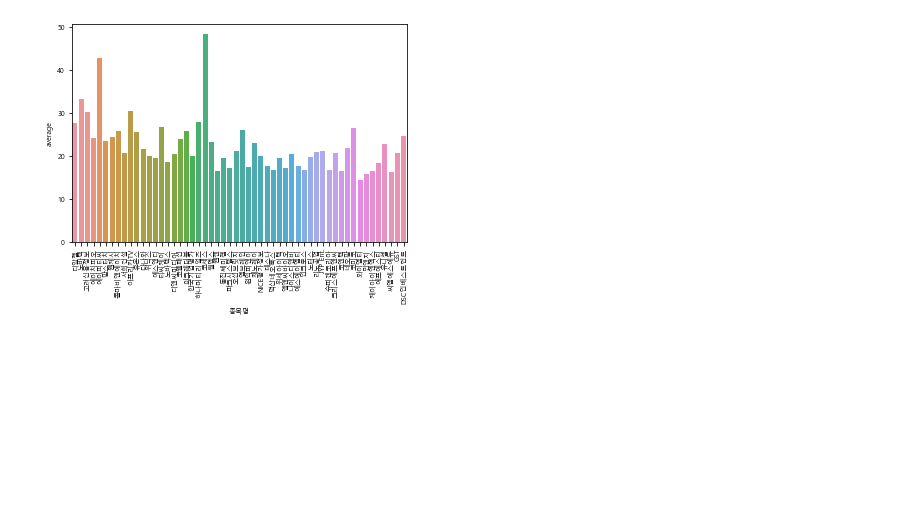
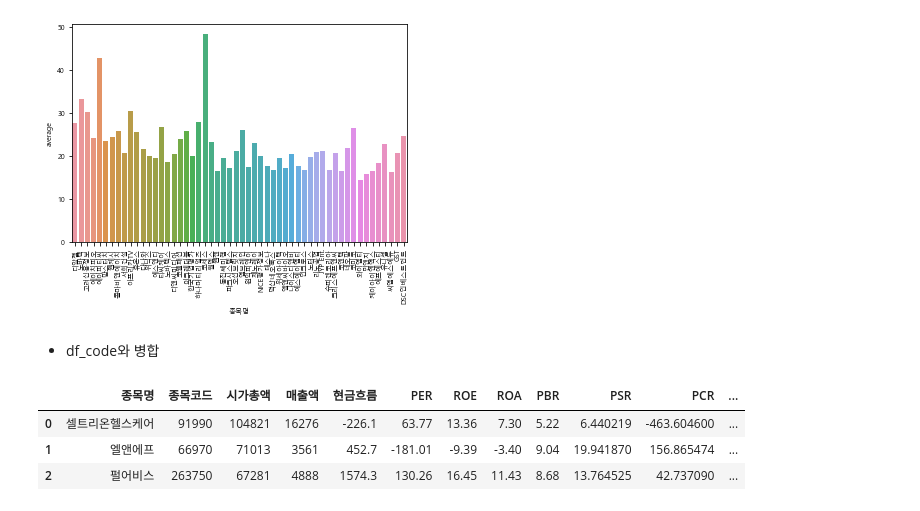
Before and after one commit to youngai1112/HK_Project, a Jupyter notebook: 3_데이터 가공/KOSDAQ_ROE.ipynb, the cells around one changed output. Saved outputs shown, nothing was run; the diff lists cells and outputs as text; code cells hidden in the pictures; blank space fills up the shorter version.

```diff
--- a/3_데이터 가공/KOSDAQ_ROE.ipynb
+++ b/3_데이터 가공/KOSDAQ_ROE.ipynb
@@ -123,3 +123,13 @@ plt.show()
 [figure]
 # %%
 df_ROE_11_upper.to_excel("kosdaq_ROE_11_upper.xlsx")
+# %% [markdown]
+- df_code와 병합
+# %%
+df_code = pd.read_excel("../data/KOSDAQ0305.xlsx")
+df_code.head(3)
+# %% [output]
+|  | 종목명 | 종목코드 | 시가총액 | 매출액 | 현금흐름 | PER | ROE | ROA | PBR | PSR | PCR | ... |
+| 0 | 셀트리온헬스케어 | 91990 | 104821 | 16276 | -226.1 | 63.77 | 13.36 | 7.30 | 5.22 | 6.440219 | -463.604600 | ... |
+| 1 | 엘앤에프 | 66970 | 71013 | 3561 | 452.7 | -181.01 | -9.39 | -3.40 | 9.04 | 19.941870 | 156.865474 | ... |
+| 2 | 펄어비스 | 263750 | 67281 | 4888 | 1574.3 | 130.26 | 16.45 | 11.43 | 8.68 | 13.764525 | 42.737090 | ... |
```
Also changed, not shown: parts of 9 cells of this notebook, 1 other file.
